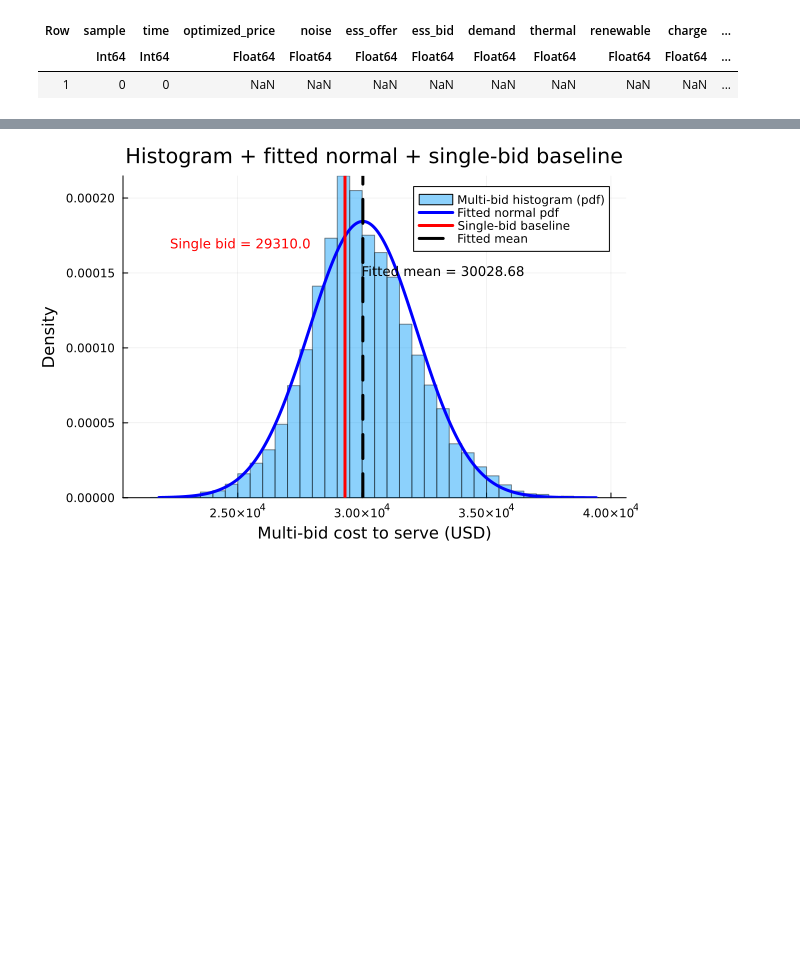
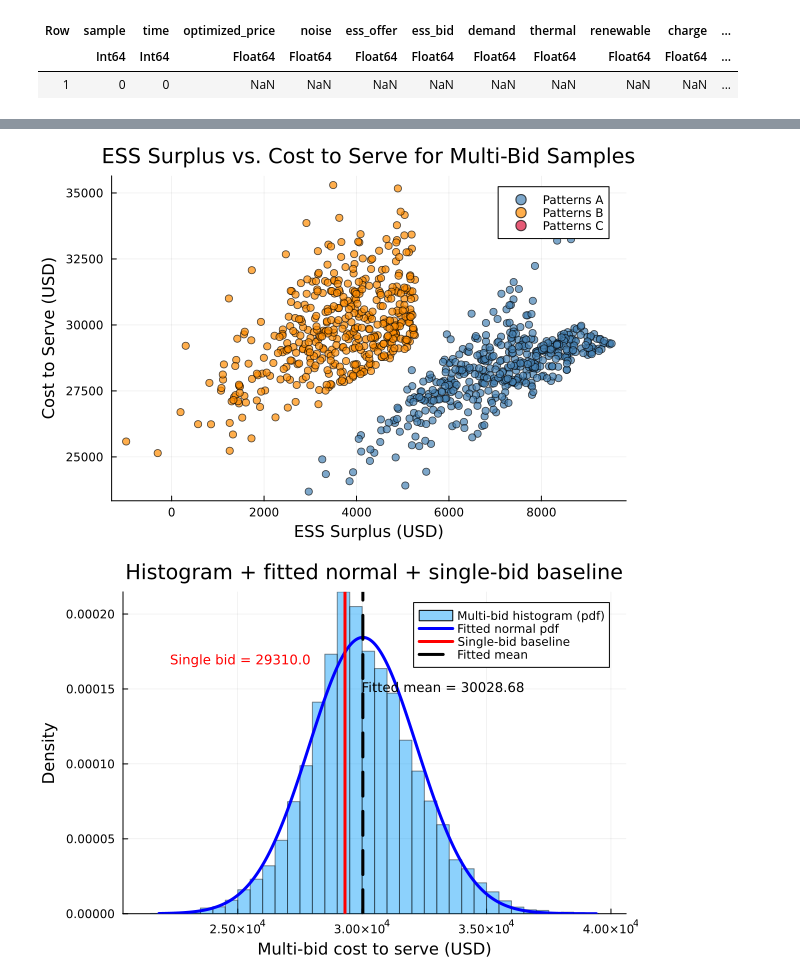
Before and after one commit to NLaws/storage_market_models, a Jupyter notebook: notebooks/plot_cost_to_serve.ipynb, the cells around one changed output, grey strips where cells are left out. Drawn from its saved outputs; the diff is of its cells as text; code cells hidden in the pictures; blank space fills up the shorter version.

```diff
--- a/notebooks/plot_cost_to_serve.ipynb
+++ b/notebooks/plot_cost_to_serve.ipynb
@@ -83,3 +87,88 @@ Interesting grouping: probably related to taking vs. making the price in certain
+# %%
+# playing around with bins for the multi-bid samples, based on the 1/0 pattern of whether offer >
+# bid at each time step
+
+# 1) Keep only multi-bid rows and t=1..6
+multi_df = df[(df.sample .> 0) .& (in.(df.time, Ref(1:6))), :]
+sort!(multi_df, [:sample, :time])
+
+# 2) User-defined exact patterns
+# most profitable
+vec_bin_1 = [1, 0, 1, 1, 0, 0]
+vec_bin_1b = [1, 0, 1, 1, 0, 1]
+vec_bin_1c = [0, 0, 0, 1, 1, 0]
+vec_bin_1d = [1, 0, 0, 1, 1, 0]
+vec_bin_1e = [0, 0, 0, 0, 0, 0]
+
+# middling profitable
+vec_bin_2 = [1, 1, 1, 0, 0, 0]
+vec_bin_2b = [1, 1, 0, 0, 0, 0]
+vec_bin_2c = [0, 1, 0, 0, 1, 0]
+vec_bin_2d = [0, 1, 0, 0, 0, 1]
+
+# least profitable - so far these also land in the middle group
+vec_bin_3 = [0, 1, 0, 1, 1, 1]
+vec_bin_3b = [0, 1, 0, 0, 1, 1]
+
+vector_bins = Dict(
+    Tuple(vec_bin_1) => "Patterns A",
+    Tuple(vec_bin_1b) => "Patterns A",
+    Tuple(vec_bin_1c) => "Patterns A",
+    Tuple(vec_bin_1d) => "Patterns A",
+    Tuple(vec_bin_1e) => "Patterns A",
+
+    Tuple(vec_bin_2) => "Patterns B",
+    Tuple(vec_bin_2b) => "Patterns B",
+    Tuple(vec_bin_2c) => "Patterns B",
+    Tuple(vec_bin_2d) => "Patterns B",
+
+    # Tuple(vec_bin_3) => "Patterns C",
+    # Tuple(vec_bin_3b) => "Patterns C",
+)
+
+palette = Dict(
+    "Patterns A" => :steelblue,
+    "Patterns B" => :darkorange,
+    "Patterns C" => :crimson,
+    "Other"     => :gray60,
+)
+
+# 3) Per-sample 1/0 vector and bin
+offer_bins = combine(groupby(multi_df, :sample)) do sdf
+    v = Int.(sdf.ess_offer .> sdf.ess_bid)
+    @assert length(v) == 6 "Sample $(first(sdf.sample)) does not have exactly 6 time steps."
+    bin = get(vector_bins, Tuple(v), "Other")
+    (; offer_gt_bid_vec = [v], color_bin = [bin])   # one row/sample
+end
+
+# 4) Build plot_df (this is what you were missing)
+plot_df = innerjoin(multi_cost_by_sample, multi_ess_surplus, on = :sample)
+plot_df = innerjoin(plot_df, offer_bins[:, [:sample, :offer_gt_bid_vec, :color_bin]], on = :sample)
+sort!(plot_df, :sample)
+
+# 5) Plot
+p1 = plot(
+    xlabel = "ESS Surplus (USD)",
+    ylabel = "Cost to Serve (USD)",
+    title = "ESS Surplus vs. Cost to Serve for Multi-Bid Samples",
+    legend = :topright
+)
+
+for b in ["Patterns A", "Patterns B", "Patterns C"]
+    idx = findall(==(b), plot_df.color_bin)
+    scatter!(
+        p1,
+        plot_df.multi_bid_ess_surplus[idx],
+        plot_df.multi_bid_cost_to_serve[idx],
+        label = b,
+        markercolor = palette[b],
+        alpha = 0.7
+    )
+end
+
+display(p1)
+# %% [output]
+[figure, added]
 # %%
 multi_vals = multi_cost_by_sample.multi_bid_cost_to_serve
 mu_hat = mean(multi_vals)
```
Also changed, not shown: parts of 6 cells of this notebook.
